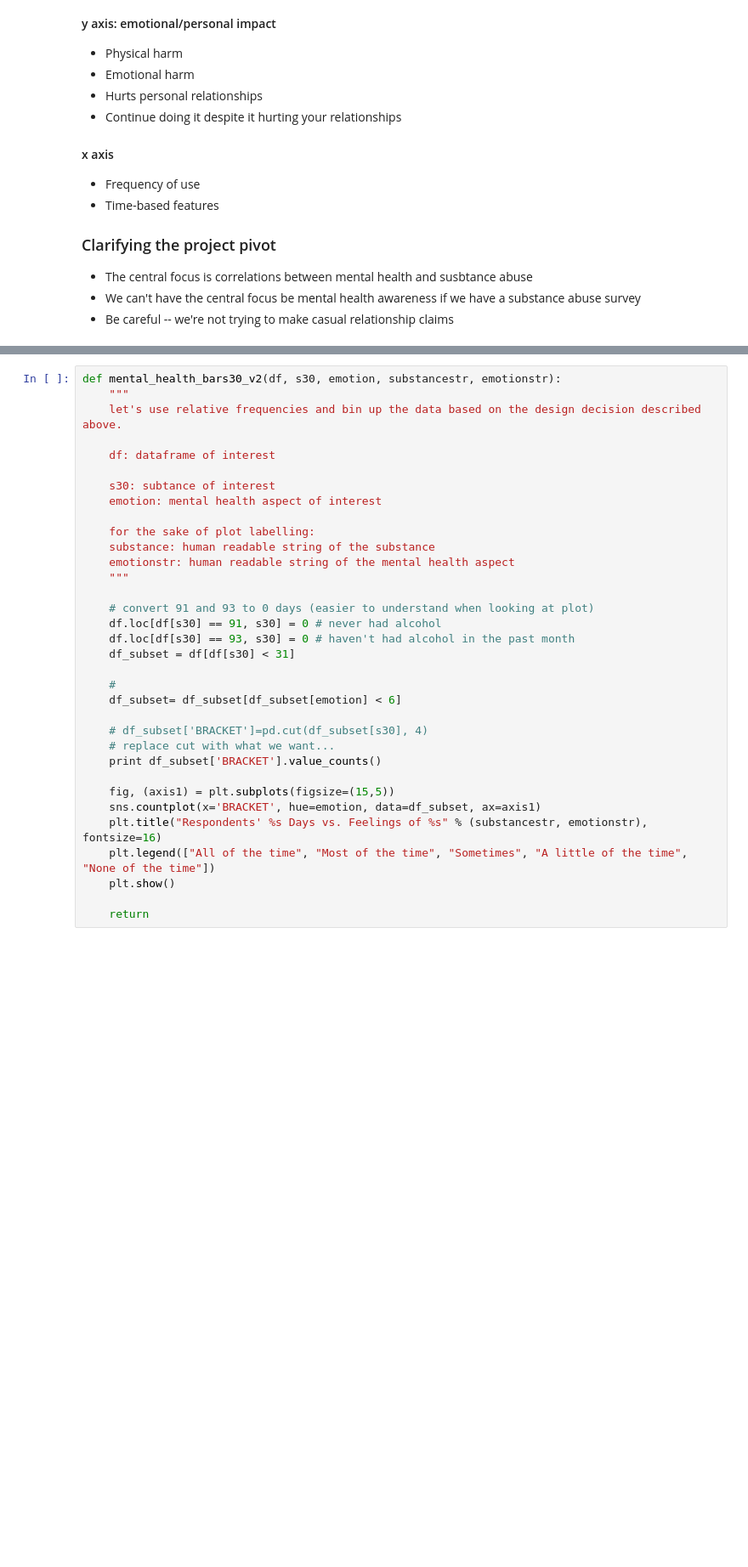
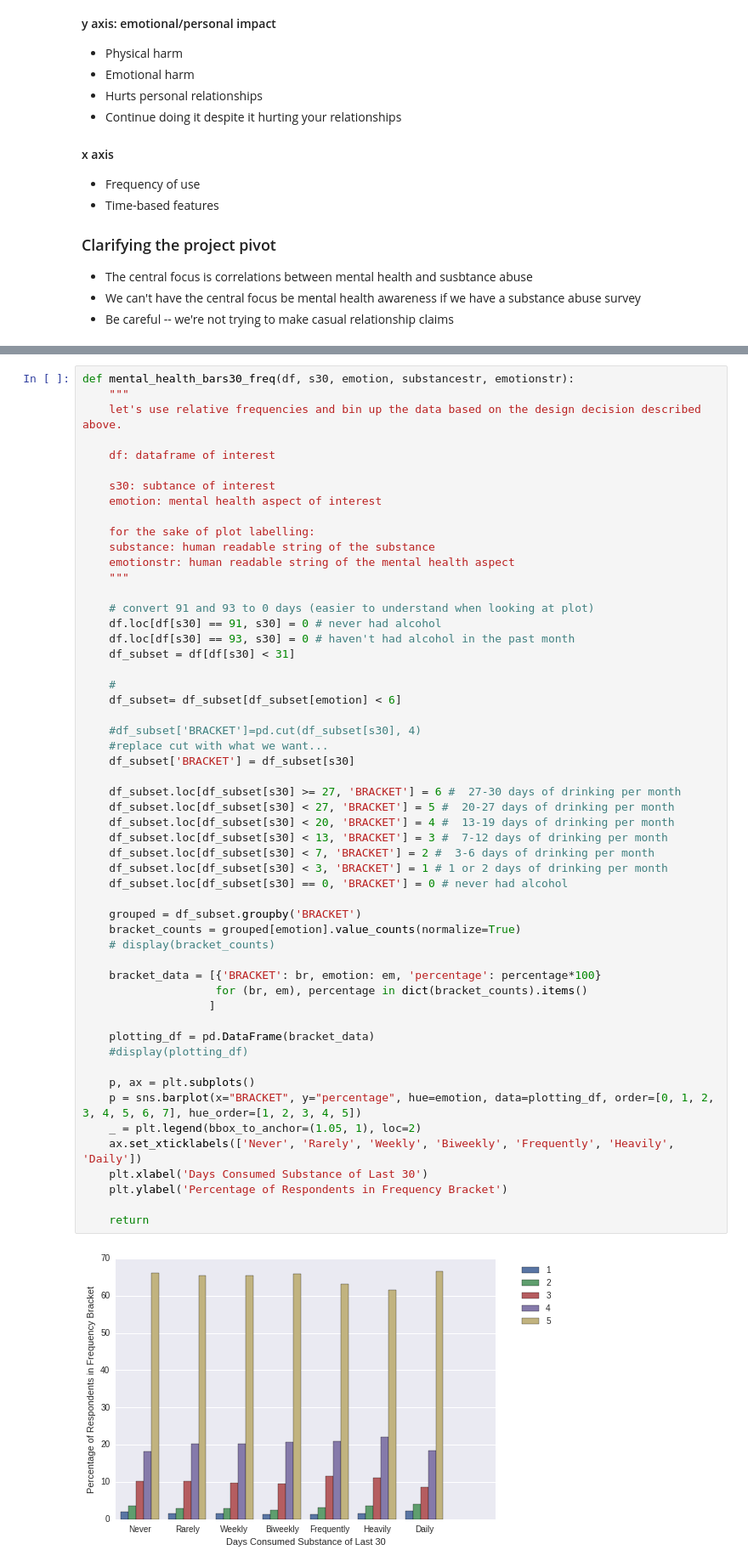
Before and after one commit to greenteawarrior/DataScience16CTW, a Jupyter notebook: drugs_usage_health_intro.ipynb, the cells around one changed output, grey strips where cells are left out. Shown at 85% size. Drawn from its saved outputs; the diff is of its cells as text; blank space fills up the shorter version.

Commit message:
relative frequency graphs and exploring further

```diff
--- a/drugs_usage_health_intro.ipynb
+++ b/drugs_usage_health_intro.ipynb
@@ -284,36 +290,58 @@ Things will be on relative frequencies either way.
 * Most Days: 20-26 days
 * Daily: 27-30 Days
 # %%
-def mental_health_bars30_v2(df, s30, emotion, substancestr, emotionstr):
+def mental_health_bars30_freq(df, s30, emotion, substancestr, emotionstr):
     """
     let's use relative frequencies and bin up the data based on the design decision described above.
 
     df: dataframe of interest
 
     s30: subtance of interest
     emotion: mental health aspect of interest
 
     for the sake of plot labelling:
     substance: human readable string of the substance
     emotionstr: human readable string of the mental health aspect
     """
 
     # convert 91 and 93 to 0 days (easier to understand when looking at plot)
     df.loc[df[s30] == 91, s30] = 0 # never had alcohol
     df.loc[df[s30] == 93, s30] = 0 # haven't had alcohol in the past month
     df_subset = df[df[s30] < 31]
 
     #
     df_subset= df_subset[df_subset[emotion] < 6]
 
-    # df_subset['BRACKET']=pd.cut(df_subset[s30], 4)
-    # replace cut with what we want...
-    print df_subset['BRACKET'].value_counts()
+    #df_subset['BRACKET']=pd.cut(df_subset[s30], 4)
+    #replace cut with what we want...
+    df_subset['BRACKET'] = df_subset[s30]
 
-    fig, (axis1) = plt.subplots(figsize=(15,5))
-    sns.countplot(x='BRACKET', hue=emotion, data=df_subset, ax=axis1)
-    plt.title("Respondents' %s Days vs. Feelings of %s" % (substancestr, emotionstr), fontsize=16)
-    plt.legend(["All of the time", "Most of the time", "Sometimes", "A little of the time", "None of the time"])
-    plt.show()
+    df_subset.loc[df_subset[s30] >= 27, 'BRACKET'] = 6 #  27-30 days of drinking per month
+    df_subset.loc[df_subset[s30] < 27, 'BRACKET'] = 5 #  20-27 days of drinking per month
+    df_subset.loc[df_subset[s30] < 20, 'BRACKET'] = 4 #  13-19 days of drinking per month
+    df_subset.loc[df_subset[s30] < 13, 'BRACKET'] = 3 #  7-12 days of drinking per month
+    df_subset.loc[df_subset[s30] < 7, 'BRACKET'] = 2 #  3-6 days of drinking per month
+    df_subset.loc[df_subset[s30] < 3, 'BRACKET'] = 1 # 1 or 2 days of drinking per month
+    df_subset.loc[df_subset[s30] == 0, 'BRACKET'] = 0 # never had alcohol
+
+    grouped = df_subset.groupby('BRACKET')
+    bracket_counts = grouped[emotion].value_counts(normalize=True)
+    # display(bracket_counts)
+
+    bracket_data = [{'BRACKET': br, emotion: em, 'percentage': percentage*100}
+                    for (br, em), percentage in dict(bracket_counts).items()
+                   ]
+
+    plotting_df = pd.DataFrame(bracket_data)
+    #display(plotting_df)
+
+    p, ax = plt.subplots()
+    p = sns.barplot(x="BRACKET", y="percentage", hue=emotion, data=plotting_df, order=[0, 1, 2, 3, 4, 5, 6, 7], hue_order=[1, 2, 3, 4, 5])
+    _ = plt.legend(bbox_to_anchor=(1.05, 1), loc=2)
+    ax.set_xticklabels(['Never', 'Rarely', 'Weekly', 'Biweekly', 'Frequently', 'Heavily', 'Daily'])
+    plt.xlabel('Days Consumed Substance of Last 30')
+    plt.ylabel('Percentage of Respondents in Frequency Bracket')
 
     return
+# %% [output]
+[figure, added]
```
Also changed, not shown: parts of 5 cells of this notebook.
